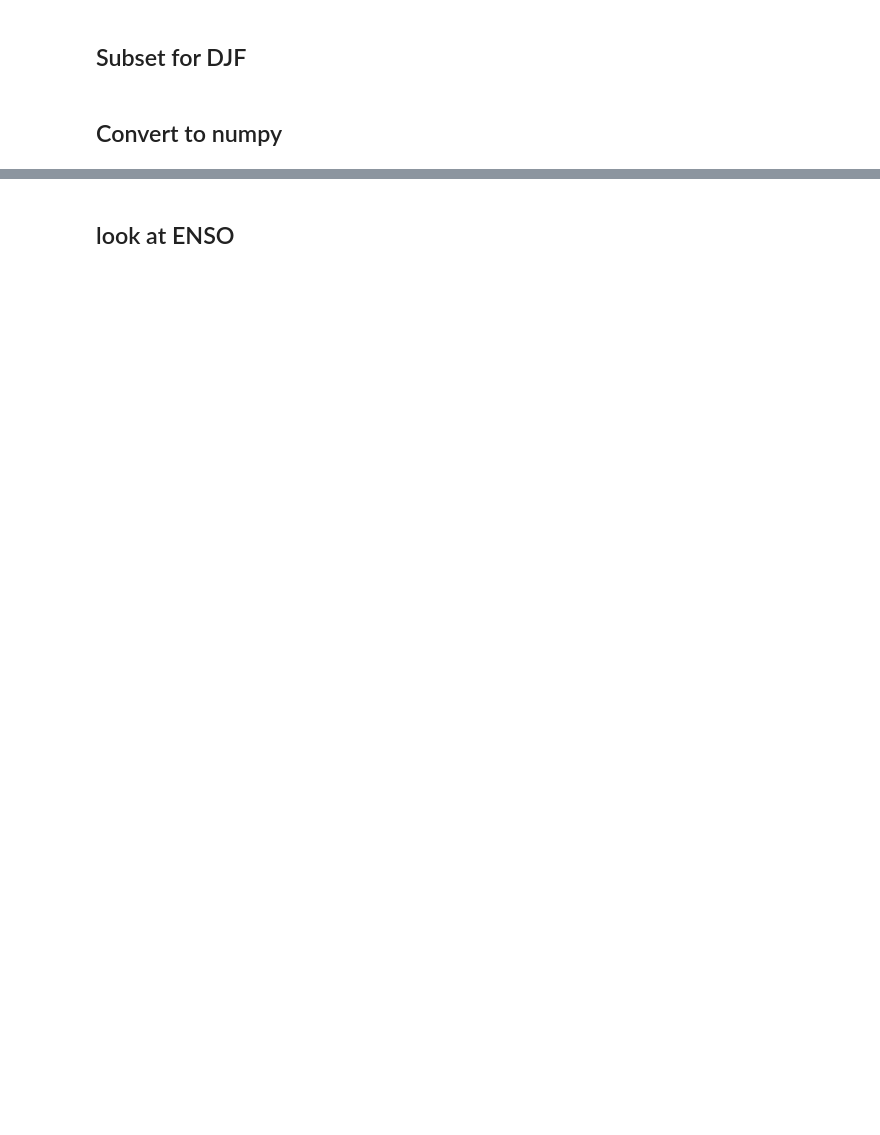
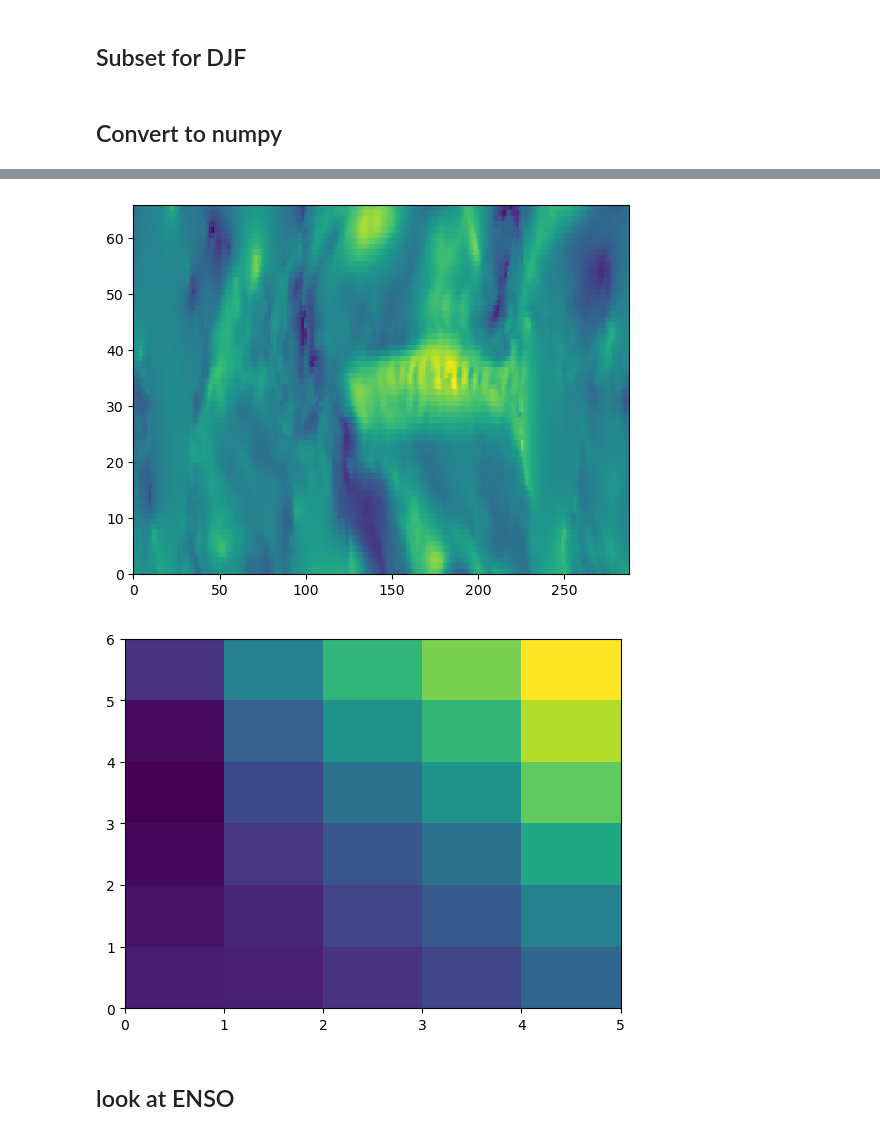
Before and after one commit to WillyChap/ViT_XAI, a Jupyter notebook: Models/LRP_ENSO.ipynb, the cells around one changed output, grey strips where cells are left out. Saved outputs shown, nothing was run; the diff lists cells and outputs as text; code cells hidden in the pictures; blank space fills up the shorter version.

```diff
--- a/Models/LRP_ENSO.ipynb
+++ b/Models/LRP_ENSO.ipynb
@@ -140,7 +140,9 @@ else:
 DSmean_sst_anom = xr.open_dataset(os.path.join(dirout, 'SST_CESM2_PI_Chunked.nc'))
 print('...done loading SST...')
 
-DSmean_trefht_anom_roll = xr.open_dataset(os.path.join(dirout, 'TREFHT_CESM2_PI_Chunked.nc'))
+
+DSmean_trefht_anom_roll = xr.open_dataset(os.path.join(dirout, 'SST_CESM2_PI_Chunked.nc'))
+# DSmean_trefht_anom_roll = xr.open_dataset(os.path.join(dirout, 'TREFHT_CESM2_PI_Chunked.nc'))
 print('...done loading TREFHT...')
 # /glade/derecho/scratch/negins/SST_CESM2_PI_chunked.nc
 
@@ -184,7 +186,8 @@ Coordinates:
 print('here we go')
 lead_time = 30
 DSmean_sst_anom_lag = DSmean_sst_anom['SST'].isel(time=slice(0,-lead_time),lat=slice(63,129))
-DSmean_trefht_anom_roll_lag = DSmean_trefht_anom_roll['TREHT'].isel(time=slice(lead_time,len(DSmean_trefht_anom_roll['time'])))
+# DSmean_trefht_anom_roll_lag = DSmean_trefht_anom_roll['TREHT'].isel(time=slice(lead_time,len(DSmean_trefht_anom_roll['time'])))
+DSmean_trefht_anom_roll_lag = DSmean_trefht_anom_roll['SST'].isel(time=slice(lead_time,len(DSmean_trefht_anom_roll['time'])))
 
 ##################################################
 ##### 1700 - 2000
@@ -271,3 +274,11 @@ Wall time: 1.69 s
+# %%
+plt.pcolormesh(np_arr_x_train_anom[0])
+plt.show()
+plt.pcolormesh(np_arr_y_train_anom[0,ilat:flat,ilon:flon])
+plt.show()
+# %% [output]
+[figure, added]
+[figure, added]
 # %% [markdown]
 ## look at ENSO
 # %%
```
Also changed, not shown: parts of 12 cells of this notebook.
